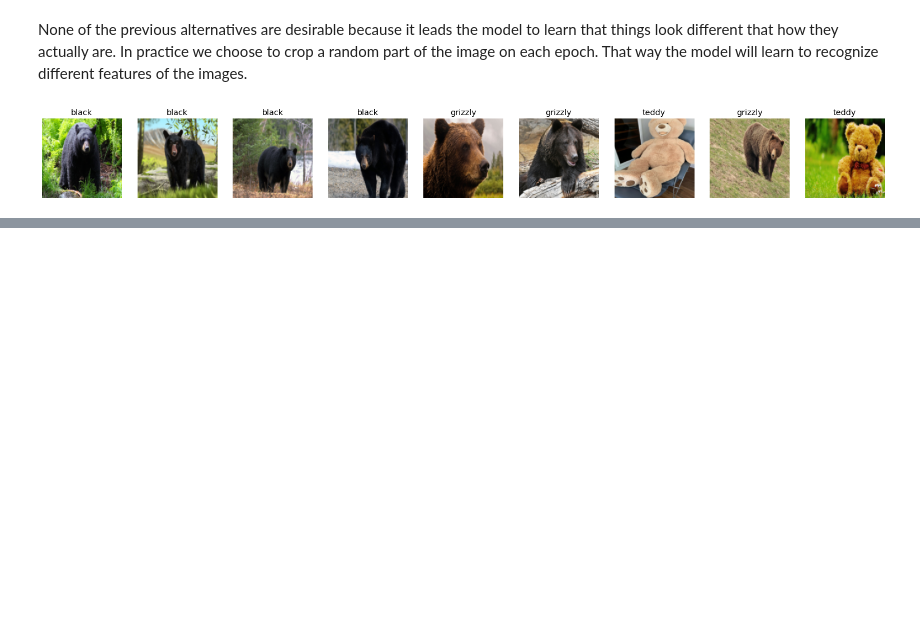
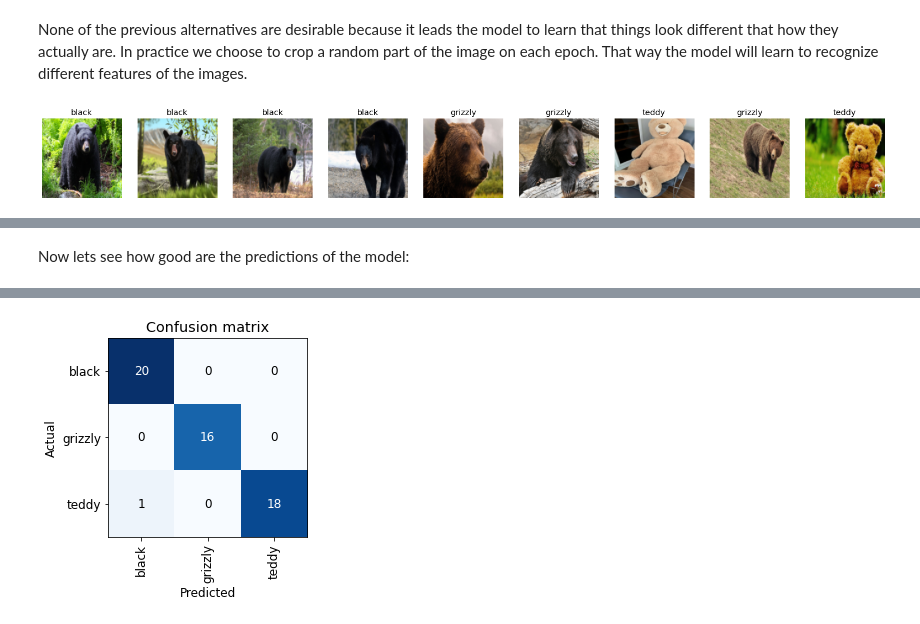
Before and after one commit to felipevaldes/FastAI, a Jupyter notebook: production.ipynb, the cells around one changed output, grey strips where cells are left out. Saved outputs shown, nothing was run; the diff lists cells and outputs as text; code cells hidden in the pictures; blank space fills up the shorter version.

```diff
--- a/production.ipynb
+++ b/production.ipynb
@@ -118,0 +138,5 @@ dls.valid.show_batch(nrows=1)
+# %%
+bears = bears.new(item_tfms=RandomResizedCrop(224, min_scale=0.5), batch_tfms=aug_transforms())
+dls = bears.dataloaders(path)
+learn = cnn_learner(dls, resnet18, metrics=error_rate)
+learn.fine_tune(4)
@@ -118,0 +151,6 @@ dls.valid.show_batch(nrows=1)
+# %% [markdown]
+Now lets see how good are the predictions of the model:
+# %%
+interp = ClassificationInterpretation.from_learner(learn)
+interp.plot_confusion_matrix()
+# %% [output]
@@ -118,0 +159 @@ dls.valid.show_batch(nrows=1)
+[figure, added]
```
Also changed, not shown: parts of 19 cells of this notebook.
